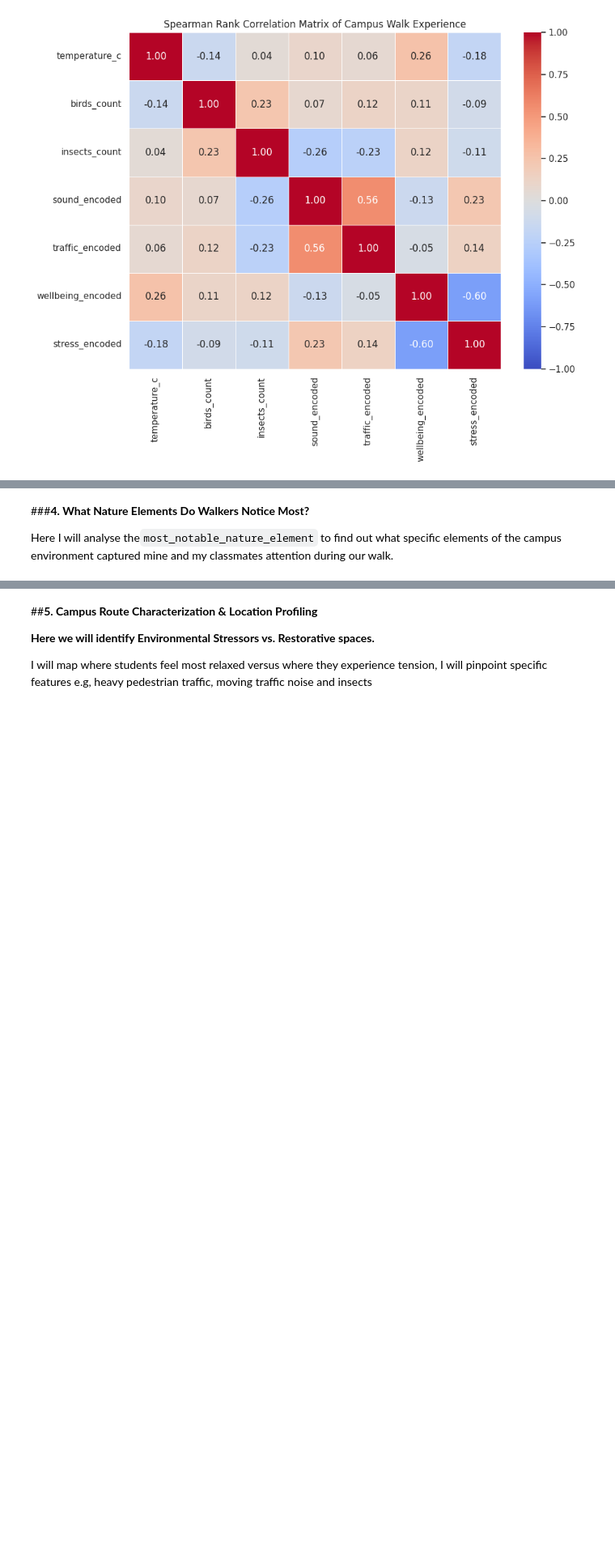
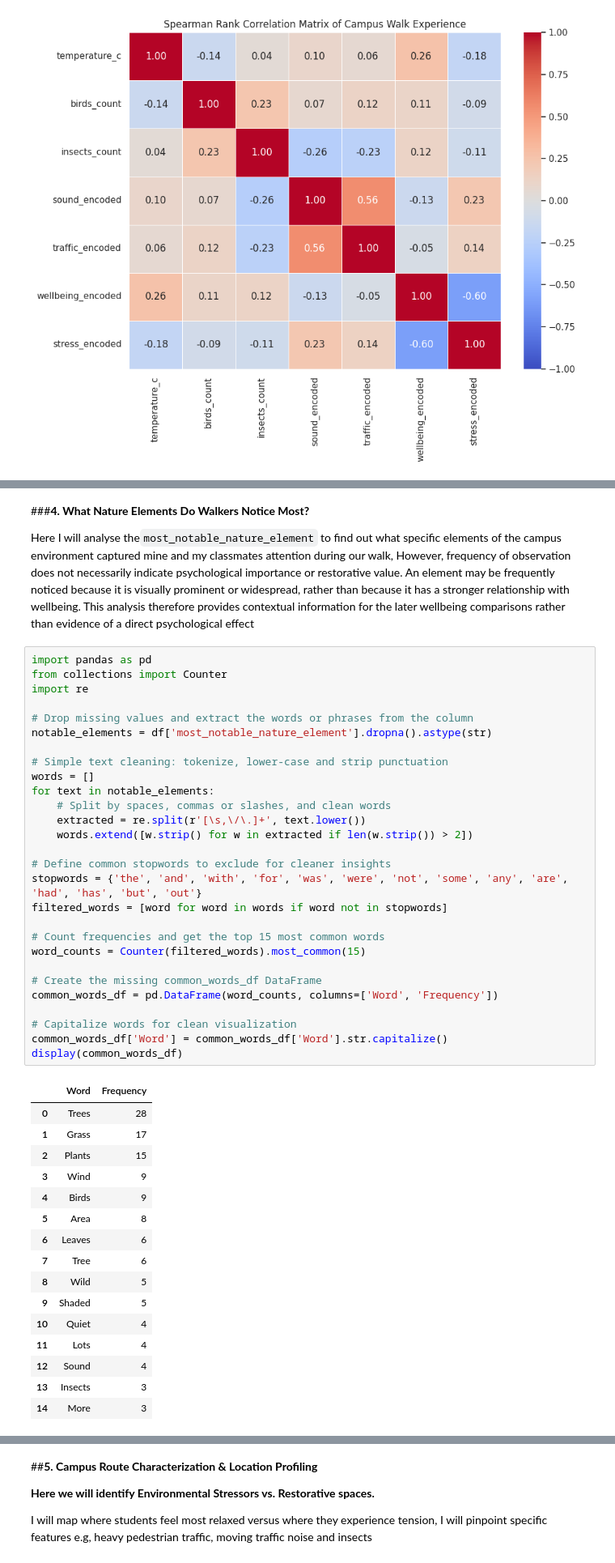
Before and after one commit to CarlosMDSN/ml-campus_data_project-python, a Jupyter notebook: CampusDatasetProject.ipynb, the cells around one changed output, grey strips where cells are left out. Shown at 81% size. Drawn from its saved outputs; the diff is of its cells as text; blank space fills up the shorter version.

```diff
--- a/CampusDatasetProject.ipynb
+++ b/CampusDatasetProject.ipynb
@@ -303,7 +341,52 @@ plt.show()
 # %% [markdown]
 ###**4. What Nature Elements Do Walkers Notice Most?**
 
-Here I will analyse the`most_notable_nature_element` to find out what specific elements of the campus environment captured mine and my classmates attention during our walk.
+Here I will analyse the`most_notable_nature_element` to find out what specific elements of the campus environment captured mine and my classmates attention during our walk, However, frequency of observation does not necessarily indicate psychological importance or restorative value. An element may be frequently noticed because it is visually prominent or widespread, rather than because it has a stronger relationship with wellbeing. This analysis therefore provides contextual information for the later wellbeing comparisons rather than evidence of a direct psychological effect
+# %%
+import pandas as pd
+from collections import Counter
+import re
+
+# Drop missing values and extract the words or phrases from the column
+notable_elements = df['most_notable_nature_element'].dropna().astype(str)
+
+# Simple text cleaning: tokenize, lower-case and strip punctuation
+words = []
+for text in notable_elements:
+    # Split by spaces, commas or slashes, and clean words
+    extracted = re.split(r'[\s,\/\.]+', text.lower())
+    words.extend([w.strip() for w in extracted if len(w.strip()) > 2])
+
+# Define common stopwords to exclude for cleaner insights
+stopwords = {'the', 'and', 'with', 'for', 'was', 'were', 'not', 'some', 'any', 'are', 'had', 'has', 'but', 'out'}
+filtered_words = [word for word in words if word not in stopwords]
+
+# Count frequencies and get the top 15 most common words
+word_counts = Counter(filtered_words).most_common(15)
+
+# Create the missing common_words_df DataFrame
+common_words_df = pd.DataFrame(word_counts, columns=['Word', 'Frequency'])
+
+# Capitalize words for clean visualization
+common_words_df['Word'] = common_words_df['Word'].str.capitalize()
+display(common_words_df)
+# %% [output]
+|  | Word | Frequency |
+| 0 | Trees | 28 |
+| 1 | Grass | 17 |
+| 2 | Plants | 15 |
+| 3 | Wind | 9 |
+| 4 | Birds | 9 |
+| 5 | Area | 8 |
+| 6 | Leaves | 6 |
+| 7 | Tree | 6 |
+| 8 | Wild | 5 |
+| 9 | Shaded | 5 |
+| 10 | Quiet | 4 |
+| 11 | Lots | 4 |
+| 12 | Sound | 4 |
+| 13 | Insects | 3 |
+| 14 | More | 3 |
 # %%
 import matplotlib.pyplot as plt
 import seaborn as sns
```
Also changed, not shown: parts of 29 cells of this notebook.
